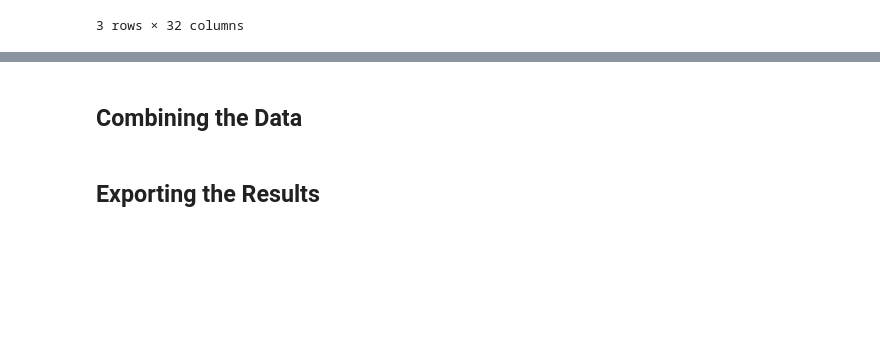
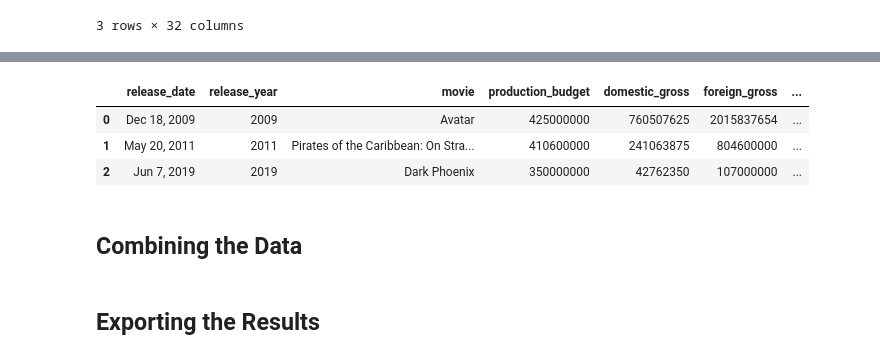
Before and after one commit to tjkyner/flatiron-ds-phase-1-project, a Jupyter notebook: notebooks/preprocessing.ipynb, the cells around one changed output, grey strips where cells are left out. Saved outputs shown, nothing was run; the diff lists cells and outputs as text; code cells hidden in the pictures; blank space fills up the shorter version.

```diff
--- a/notebooks/preprocessing.ipynb
+++ b/notebooks/preprocessing.ipynb
@@ -503,3 +586,11 @@ df_cleaned_imdb_title_basics.head(3)
+# %%
+df_cleaned_tn_movie_budgets = pd.read_csv('../data/cleaned/df_cleaned_tn_movie_budgets.csv')
+df_cleaned_tn_movie_budgets.head(3)
+# %% [output]
+|  | release_date | release_year | movie | production_budget | domestic_gross | foreign_gross | ... |
+| 0 | Dec 18, 2009 | 2009 | Avatar | 425000000 | 760507625 | 2015837654 | ... |
+| 1 | May 20, 2011 | 2011 | Pirates of the Caribbean: On Stra... | 410600000 | 241063875 | 804600000 | ... |
+| 2 | Jun 7, 2019 | 2019 | Dark Phoenix | 350000000 | 42762350 | 107000000 | ... |
 # %% [markdown]
 ## Combining the Data
 # %% [markdown]
```
Also changed, not shown: parts of 20 cells of this notebook, 2 other files.
